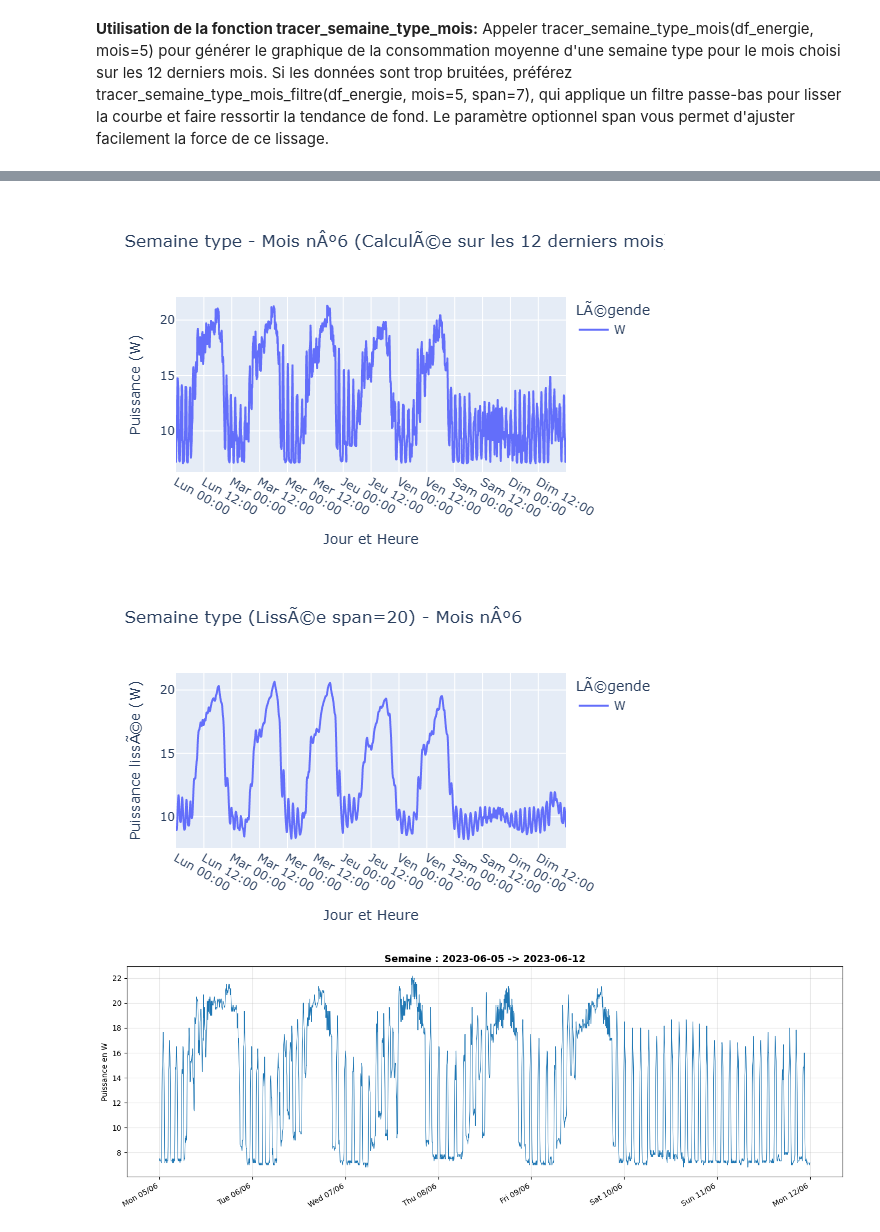
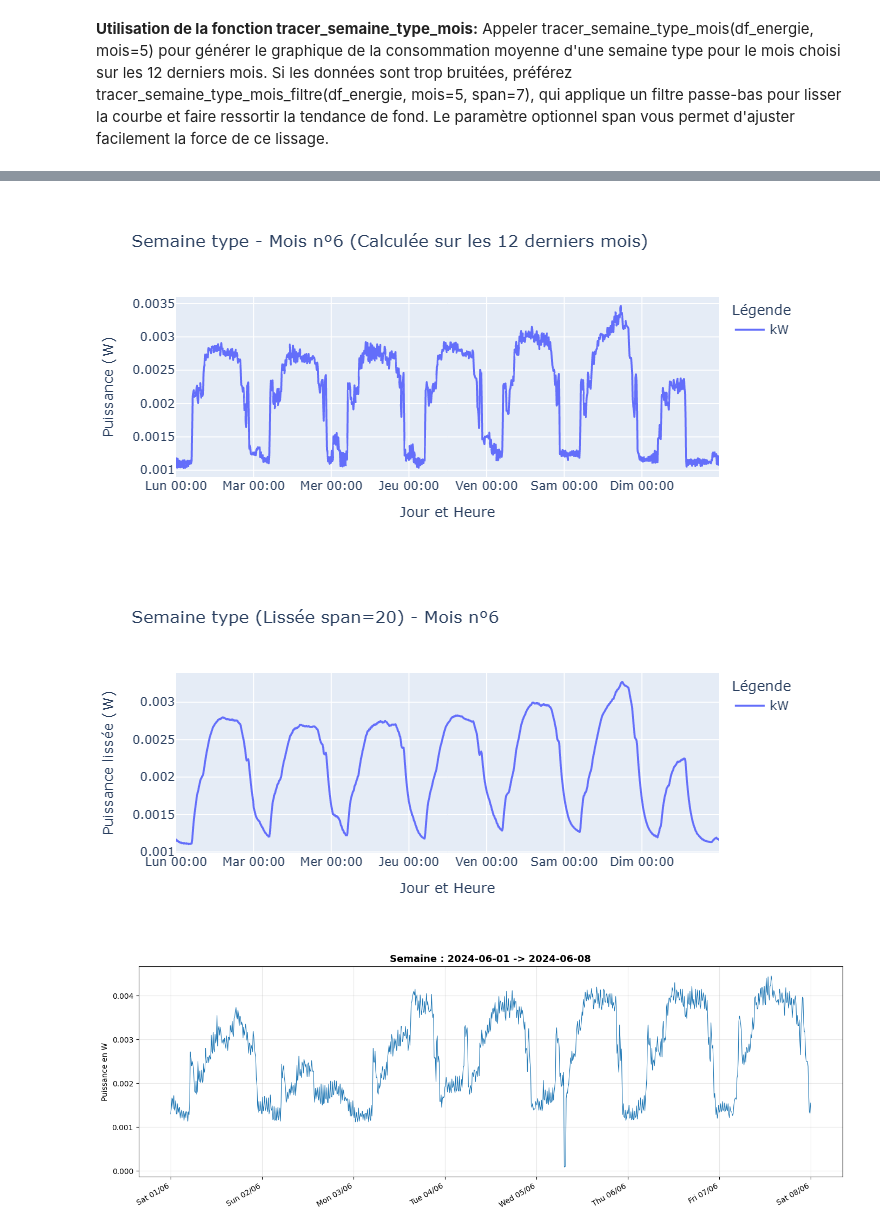
Before and after one commit to Martinks28/Hackaton-Analyse-courbe-de-charge, a Jupyter notebook: affichage des courbes de charge.ipynb, the cells around one changed output, grey strips where cells are left out. Saved outputs shown, nothing was run; the diff lists cells and outputs as text; code cells hidden in the pictures.

```diff
--- a/affichage des courbes de charge.ipynb
+++ b/affichage des courbes de charge.ipynb
@@ -24,7 +24,7 @@ Jade = "Courbes de charge Mines/Jade.xlsx"
 Kiwi = "Courbes de charge Mines/Kiwi.xlsx"
 Lave = "Courbes de charge Mines/Lave.xlsx"
 
-dataset_name = Houille #à modifier avec celui qu'on veut afficher
+dataset_name = Ivoire #à modifier avec celui qu'on veut afficher
 
 df = charger(dataset_name)
 
@@ -66,8 +66,8 @@ c = tracer_semaine_type_mois(df, mois=10)
 # %%
 a = tracer_semaine_type_mois(df, mois=6)
 b = tracer_semaine_type_mois_filtre(df, span=20, mois=6)
-tracer(df, echelle="semaine", debut = "2023-06-05")
+tracer(df, echelle="semaine")
 # %% [output]
-[figure, old version]
+[figure, new version]
-[figure, old version]
+[figure, new version]
-[figure, old version]
+[figure, new version]
```
Also changed, not shown: parts of 7 cells of this notebook, 2 other files.
